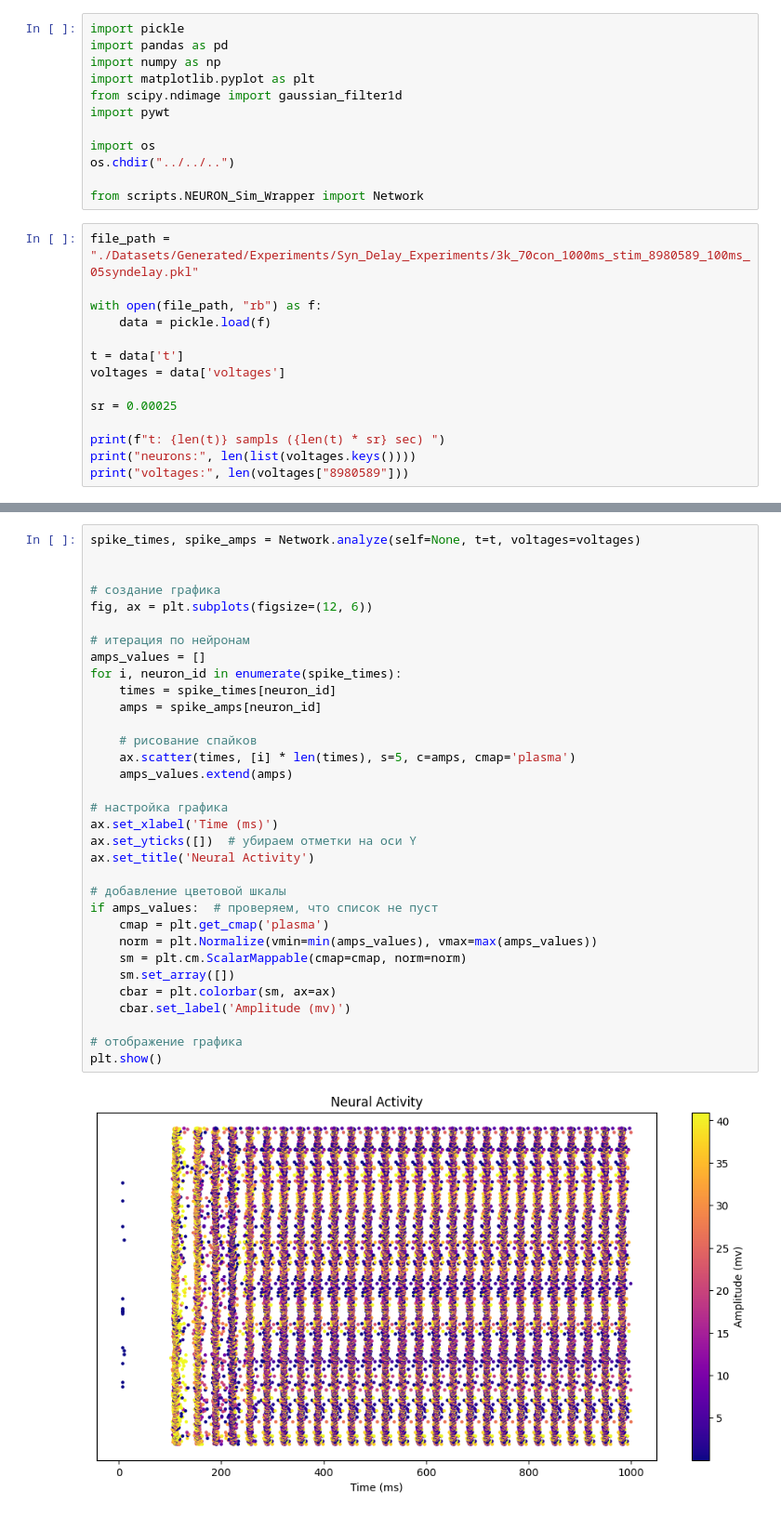
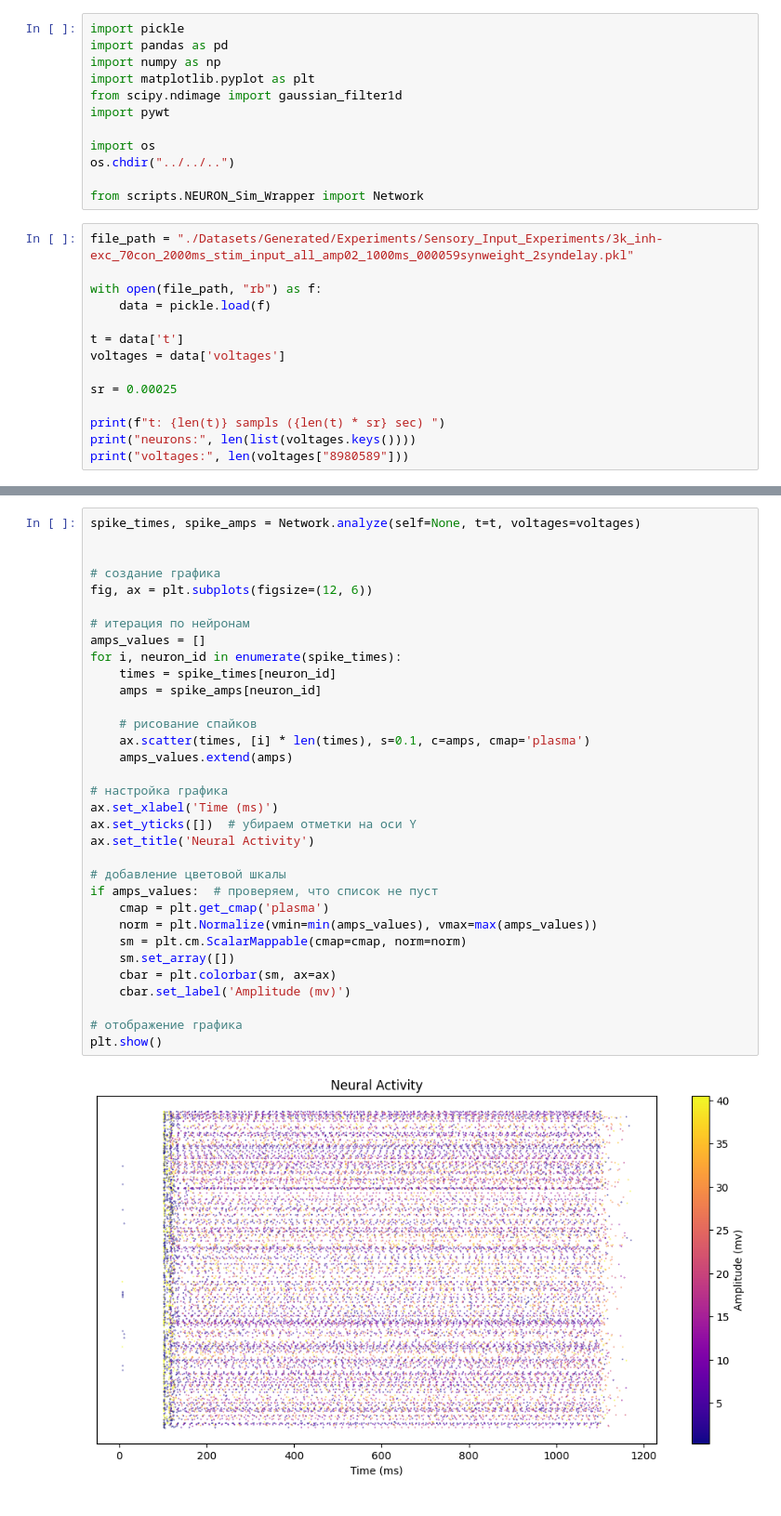
Before and after one commit to Leon-Parepko/Drosophila-Larvae-Simulation, a Jupyter notebook: Leon/Experiments/Statistical/Activity_Analysis.ipynb, the cells around one changed output, grey strips where cells are left out. Shown at 93% size. Drawn from its saved outputs; the diff is of its cells as text.

Commit message:
Updated Leon Activity_Analysis notebook, added sensory neurons experiments, add stat analysis of neural params.

```diff
--- a/Leon/Experiments/Statistical/Activity_Analysis.ipynb
+++ b/Leon/Experiments/Statistical/Activity_Analysis.ipynb
@@ -11,7 +11,7 @@ os.chdir("../../..")
 
 from scripts.NEURON_Sim_Wrapper import Network
 # %%
-file_path = "./Datasets/Generated/Experiments/Syn_Delay_Experiments/3k_70con_1000ms_stim_8980589_100ms_05syndelay.pkl"
+file_path = "./Datasets/Generated/Experiments/Sensory_Input_Experiments/3k_inh-exc_70con_2000ms_stim_input_all_amp02_1000ms_000059synweight_2syndelay.pkl"
 
 with open(file_path, "rb") as f:
     data = pickle.load(f)
@@ -34,32 +34,32 @@ spike_times, spike_amps = Network.analyze(self=None, t=t, voltages=voltages)
 
 # создание графика
 fig, ax = plt.subplots(figsize=(12, 6))
 
 # итерация по нейронам
 amps_values = []
 for i, neuron_id in enumerate(spike_times):
     times = spike_times[neuron_id]
     amps = spike_amps[neuron_id]
 
     # рисование спайков
-    ax.scatter(times, [i] * len(times), s=5, c=amps, cmap='plasma')
+    ax.scatter(times, [i] * len(times), s=0.1, c=amps, cmap='plasma')
     amps_values.extend(amps)
 
 # настройка графика
 ax.set_xlabel('Time (ms)')
 ax.set_yticks([])  # убираем отметки на оси Y
 ax.set_title('Neural Activity')
 
 # добавление цветовой шкалы
 if amps_values:  # проверяем, что список не пуст
     cmap = plt.get_cmap('plasma')
     norm = plt.Normalize(vmin=min(amps_values), vmax=max(amps_values))
     sm = plt.cm.ScalarMappable(cmap=cmap, norm=norm)
     sm.set_array([])
     cbar = plt.colorbar(sm, ax=ax)
     cbar.set_label('Amplitude (mv)')
 
 # отображение графика
 plt.show()
 # %% [output]
-[figure, old version]
+[figure, new version]
```
Also changed, not shown: parts of 6 cells of this notebook, 4 other files.
